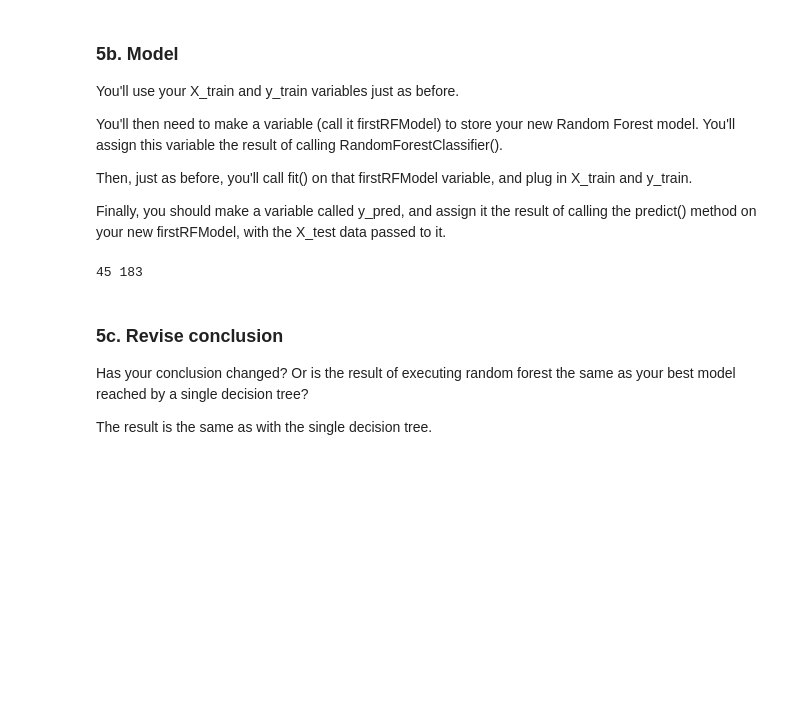
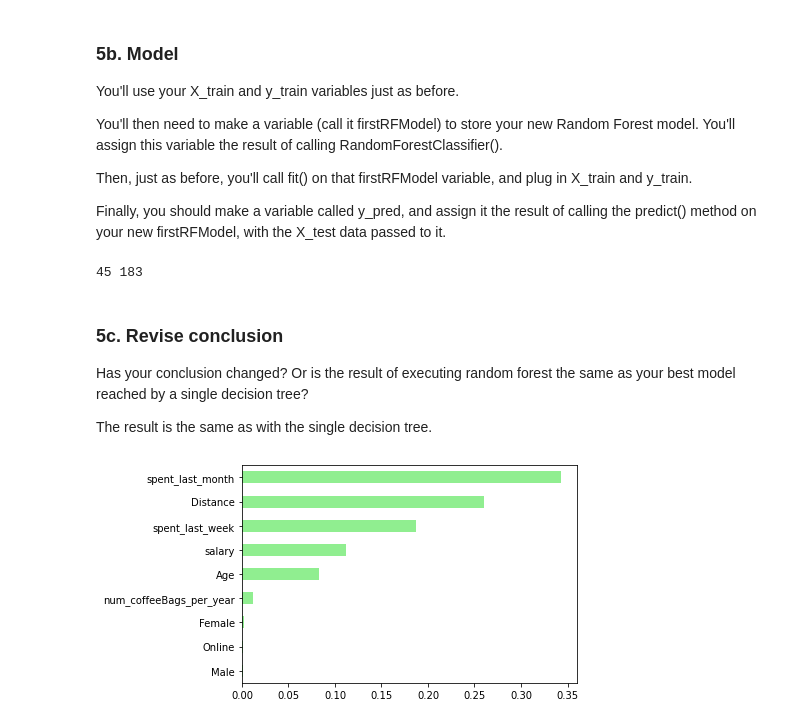
Before and after one commit to evgeni-nikolaev/Springboard, a Jupyter notebook: UNIT_14_3_Springboard_Decision_Tree_Specialty_Coffee_Case_Study_Tier_3_COMPLETED.ipynb, the cells around one changed output. Cells and saved outputs as stored; diff of their text form; code cells hidden in the pictures; blank space fills up the shorter version.

Commit message:
unit 14.3 assignment completed

```diff
--- a/UNIT_14_3_Springboard_Decision_Tree_Specialty_Coffee_Case_Study_Tier_3_COMPLETED.ipynb
+++ b/UNIT_14_3_Springboard_Decision_Tree_Specialty_Coffee_Case_Study_Tier_3_COMPLETED.ipynb
@@ -720,3 +721,11 @@ print(entr_no, entr_yes)
 Has your conclusion changed? Or is the result of executing random forest the same as your best model reached by a single decision tree?
 
 The result is the same as with the single decision tree.
+# %%
+# Max: Let me get a more insight into featurwe importance before I complete the assignment:
+importances_rf = pd.Series(firstRFModel.feature_importances_, index = X.columns)
+sorted_importances_rf = importances_rf.sort_values()
+sorted_importances_rf.plot(kind='barh', color='lightgreen')
+plt.show()
+# %% [output]
+[figure, added]
```
Also changed, not shown: parts of 2 cells of this notebook.
